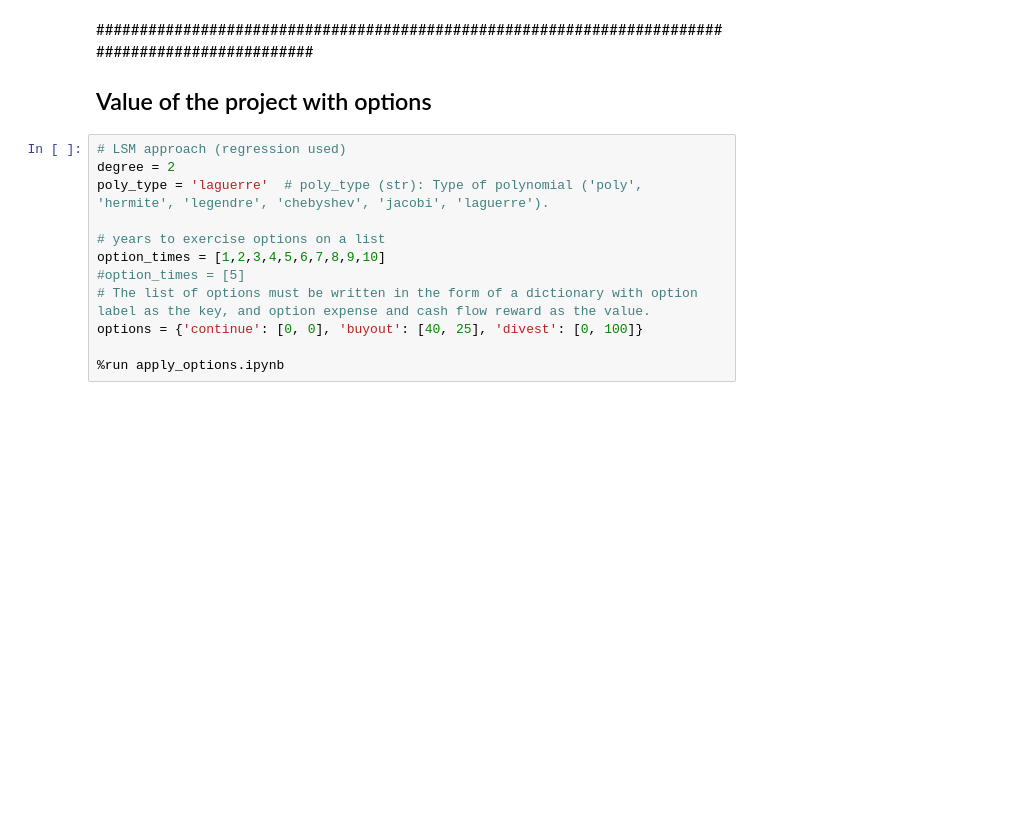
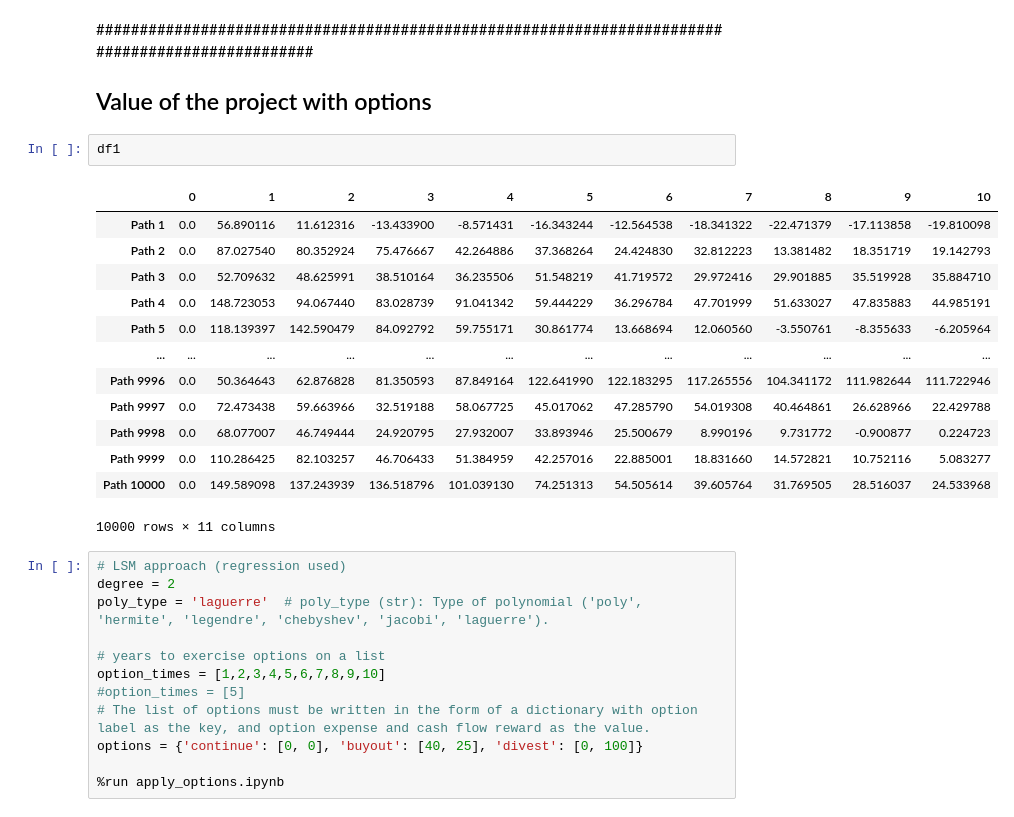
Before and after one commit to Wellington-Carlos/Doutorado, a Jupyter notebook: problem_BDH/main.ipynb, the cells around one changed output. Cells and saved outputs as stored; diff of their text form; blank space fills up the shorter version.

```diff
--- a/problem_BDH/main.ipynb
+++ b/problem_BDH/main.ipynb
@@ -150,6 +150,22 @@ Value of the project without options (NPV): $212.9
 # %% [markdown]
 #################################################################################################
 ## Value of the project with options
+# %%
+df1
+# %% [output]
+|  | 0 | 1 | 2 | 3 | 4 | 5 | 6 | 7 | 8 | 9 | 10 |
+| Path 1 | 0.0 | 56.890116 | 11.612316 | -13.433900 | -8.571431 | -16.343244 | -12.564538 | -18.341322 | -22.471379 | -17.113858 | -19.810098 |
+| Path 2 | 0.0 | 87.027540 | 80.352924 | 75.476667 | 42.264886 | 37.368264 | 24.424830 | 32.812223 | 13.381482 | 18.351719 | 19.142793 |
+| Path 3 | 0.0 | 52.709632 | 48.625991 | 38.510164 | 36.235506 | 51.548219 | 41.719572 | 29.972416 | 29.901885 | 35.519928 | 35.884710 |
+| Path 4 | 0.0 | 148.723053 | 94.067440 | 83.028739 | 91.041342 | 59.444229 | 36.296784 | 47.701999 | 51.633027 | 47.835883 | 44.985191 |
+| Path 5 | 0.0 | 118.139397 | 142.590479 | 84.092792 | 59.755171 | 30.861774 | 13.668694 | 12.060560 | -3.550761 | -8.355633 | -6.205964 |
+| ... | ... | ... | ... | ... | ... | ... | ... | ... | ... | ... | ... |
+| Path 9996 | 0.0 | 50.364643 | 62.876828 | 81.350593 | 87.849164 | 122.641990 | 122.183295 | 117.265556 | 104.341172 | 111.982644 | 111.722946 |
+| Path 9997 | 0.0 | 72.473438 | 59.663966 | 32.519188 | 58.067725 | 45.017062 | 47.285790 | 54.019308 | 40.464861 | 26.628966 | 22.429788 |
+| Path 9998 | 0.0 | 68.077007 | 46.749444 | 24.920795 | 27.932007 | 33.893946 | 25.500679 | 8.990196 | 9.731772 | -0.900877 | 0.224723 |
+| Path 9999 | 0.0 | 110.286425 | 82.103257 | 46.706433 | 51.384959 | 42.257016 | 22.885001 | 18.831660 | 14.572821 | 10.752116 | 5.083277 |
+| Path 10000 | 0.0 | 149.589098 | 137.243939 | 136.518796 | 101.039130 | 74.251313 | 54.505614 | 39.605764 | 31.769505 | 28.516037 | 24.533968 |
+10000 rows × 11 columns
 # %%
 # LSM approach (regression used)
 degree = 2
```
Also changed, not shown: 13 other files.
